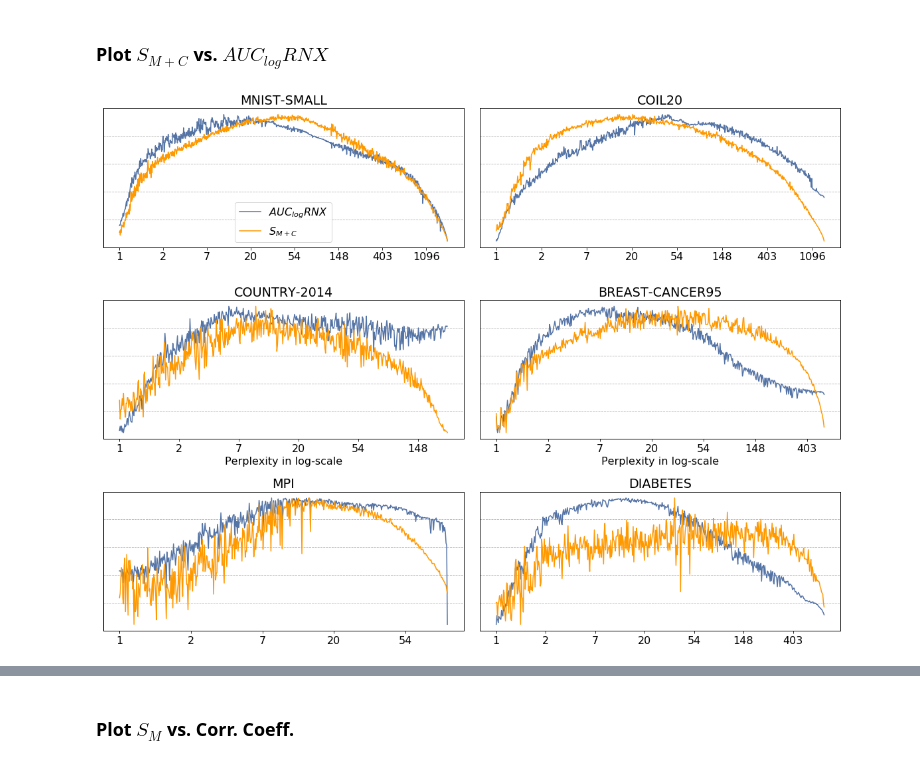
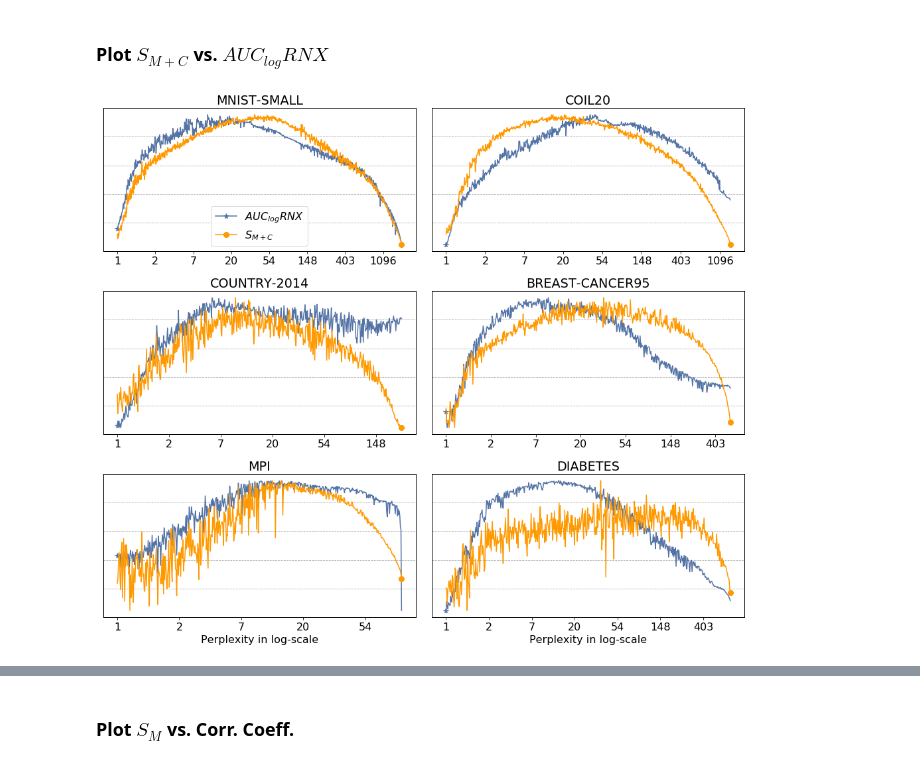
Before and after one commit to vu-minh/tsne_auto_perp_constraints, a Jupyter notebook: Constraint and Metric Score.ipynb, the cells around one changed output, grey strips where cells are left out. Saved outputs shown, nothing was run; the diff lists cells and outputs as text; code cells hidden in the pictures.

Commit message:
update plots

```diff
--- a/Constraint and Metric Score.ipynb
+++ b/Constraint and Metric Score.ipynb
@@ -95,7 +98,7 @@ def log_e_format(x, pos):
     Label ticks with the product of the exponentiation"""
     return int(x)
 
-dataset_names = [
+some_dataset_names = [
     'MNIST-SMALL',
     'COIL20',
     'COUNTRY-2014',
@@ -105,17 +108,17 @@ dataset_names = [
 ]
 
 fig, ax = plt.subplots(figsize=(8,5))
-markers = ['*', 's', 'o']
-for i, dataset_name in enumerate(['MNIST-SMALL', 'COIL20', 'COUNTRY-2014']):
+markers = ['*', 's', 'o', '*', 's', 'o']
+for i, dataset_name in enumerate(some_dataset_names):
     perps, dfm, dfc = load_scores(dataset_name, standardized=False)
-    ax.semilogx(perps, dfm.loss, label=dataset_name, basex=np.e, marker=markers[i], markevery=[-1])
+    ax.semilogx(perps, dfm.bic, label=dataset_name, basex=np.e, marker=markers[i], markevery=[-1])
     ax.xaxis.set_major_formatter(FuncFormatter(log_e_format))
     ax.set_xlabel('Perplexity in log-scale')
     ax.set_ylabel('KL loss')
 
 plt.grid(linestyle='--')
 plt.legend()
-# plt.rcParams.update({'font.size': 14})
+plt.rcParams.update({'font.size': 14})
 plt.tight_layout()
-plt.savefig('./plots/klloss.pdf')
+# plt.savefig('./plots/klloss.pdf')
 # %% [output]
@@ -139,7 +142,8 @@ colors = {
     'sammon_nlm': '#e67300',
     's_all': "#ff9900",
     's_ml': "#3366cc",
-    's_cl':"#dc3912"
+    's_cl':"#dc3912",
+    'bic': '#22aa99'
 }
 # %%
 from matplotlib.ticker import FuncFormatter
@@ -151,18 +155,25 @@ def exp_format(x, pos):
 # %%
 # from scipy.spatial.distance import cosine
 
-def _plot_lines_by_keys(dataset_name, metric_keys, constraint_keys, axis, last_row=False):
+font_size = 16
+plt.rcParams.update({'font.size': font_size})
+
+from itertools import cycle
+
+def _plot_lines_by_keys(dataset_name, metric_keys, constraint_keys, axis, marker_pos, last_row=False):
     perps, dfm, dfc = load_scores(dataset_name, standardized=False)
     x_axis = np.log(perps)
 
     # each key has its own range value, so plot each key on it own y-axis
-    def _plot_lines(df, keys):
+    def _plot_lines(df, keys, markers, marker_pos):
         lines = []
         for i, key_name in enumerate(keys):
             ax = axis.twinx()
             line, = ax.plot(x_axis, df[key_name],# linewidth=1,
                             color=colors[key_name],
-                            label=get_name_by_key(key_name))
+                            label=get_name_by_key(key_name),
+                            marker=next(markers),
+                            markersize=8, markevery=[next(marker_pos)],)
             ax.get_yaxis().set_ticks([])
             ax.xaxis.set_major_formatter(FuncFormatter(exp_format))
 
@@ -170,8 +181,10 @@ def _plot_lines_by_keys(dataset_name, metric_keys, constraint_keys, axis, last_r
         return lines
 
     lines = []
-    lines += _plot_lines(dfm, metric_keys)
-    lines += _plot_lines(dfc, constraint_keys)
+    markers = cycle(['*', 'o', 's'])
+    marker_pos = cycle(marker_pos)
+    lines += _plot_lines(dfm, metric_keys, markers, marker_pos)
+    lines += _plot_lines(dfc, constraint_keys, markers, marker_pos)
     axis.set_title(dataset_name)
     axis.yaxis.grid(True, linestyle='--')
 #     axis.get_yaxis().set_visible(False)
@@ -185,21 +198,20 @@ def _plot_lines_by_keys(dataset_name, metric_keys, constraint_keys, axis, last_r
 
     return lines
 # %%
-def plot_lines_by_keys(metric_keys, constraint_keys, legend_loc='lower center'):
+def plot_lines_by_keys(metric_keys, constraint_keys, marker_pos, legend_loc='lower center'):
     line_styles=['-', '-.', '--', ':'] # not used
-    fig, ax = plt.subplots(3, 2, figsize=(16, 12))
+    fig, ax = plt.subplots(3, 2, figsize=(14, 12))
 
     for i, dataset_name in enumerate(dataset_names):
         r, c = i // 2, i % 2
-        lines = _plot_lines_by_keys(dataset_name, metric_keys, constraint_keys, ax[r][c], last_row=r==1)
+        lines = _plot_lines_by_keys(dataset_name, metric_keys, constraint_keys, ax[r][c], marker_pos, last_row=r==2)
 
-    plt.rcParams.update({'font.size': 16})
     plt.tight_layout()
     ax[0][0].legend(handles=lines, loc=legend_loc)
 # %% [markdown]
 ### Plot $S_{M+C}$ vs. $AUC_{log}RNX$
 # %%
-plot_lines_by_keys(['auc_rnx'], ['s_all'])
-plt.savefig('./plots/s_metric_compare1.pdf')
+plot_lines_by_keys(['auc_rnx'], ['s_all'], marker_pos=[0, -1])
+plt.savefig('./plots/sall_auc.pdf')
 # %% [output]
-[figure, old version]
+[figure, new version]
```
Also changed, not shown: parts of 7 cells of this notebook, 12 other files.
